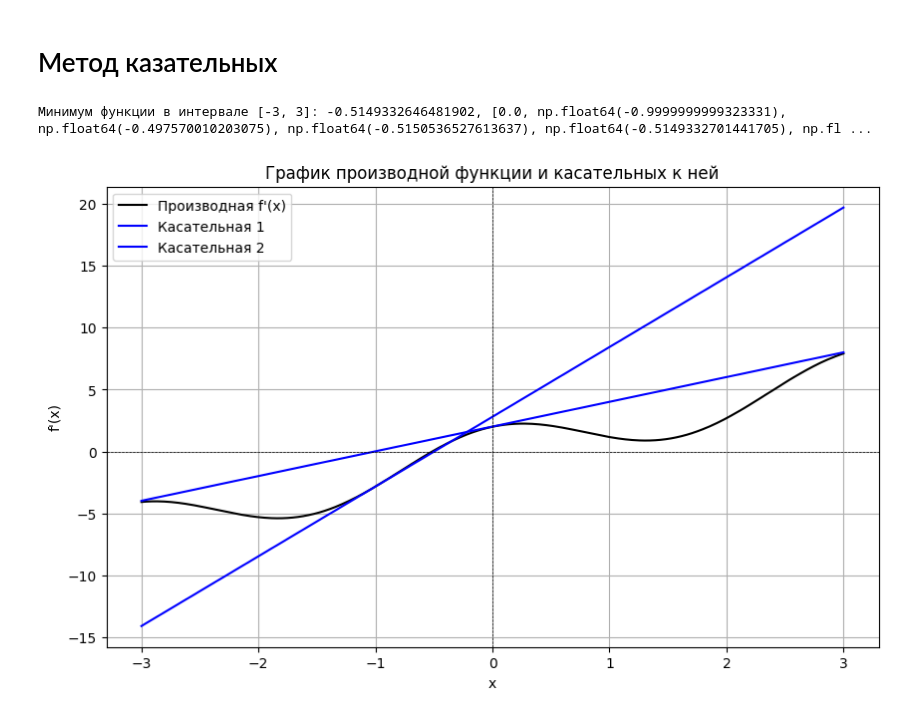
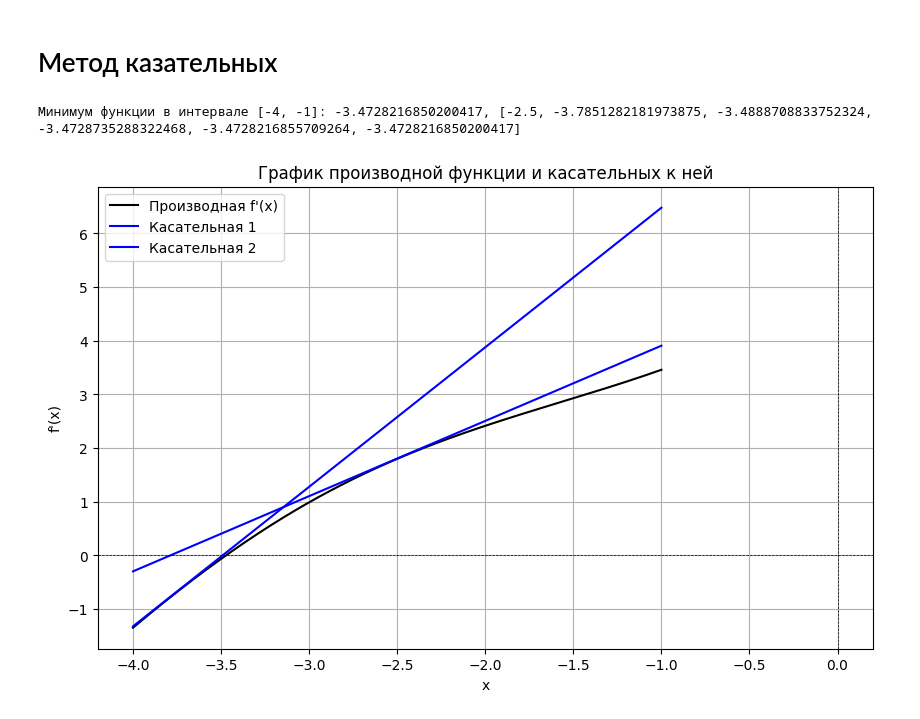
Before and after one commit to KadilenkoIvan/optimization-methods, a Jupyter notebook: 4.ipynb, the cells around one changed output. Drawn from its saved outputs; the diff is of its cells as text; code cells hidden in the pictures.

```diff
--- a/4.ipynb
+++ b/4.ipynb
@@ -19,6 +19,9 @@ def func5(x):
 
 def func5_chord(x):
     return 2*x + 2*np.cos(2*x)
+
+def func6(x):
+    return -np.sin(x) + (x + 3)**2
 # %% [markdown]
 # Метод ломаных
 # %%
@@ -128,13 +131,13 @@ def find_minimum(f, a, b, epsilon, n, max_iterations=1000):
     return min_intersection
 
 # Задаем интервал и количество точек
-a = -3
-b = 3
+a = -4
+b = -1
 n = 100
 epsilon = 0.01  # Заданный порог для остановки
 
 # Нахождение минимума
-min_intersection = find_minimum(func5, a, b, epsilon, n)
+min_intersection = find_minimum(func6, a, b, epsilon, n)
 print("Наименьшая точка пересечения:", min_intersection)
 
 plt.plot(min_intersection[0], min_intersection[1], 'go')  # Точка пересечения
@@ -186,35 +189,35 @@ def plot_graph(func, x_vals, interval):
     a,b = interval
     x = np.linspace(a, b, 400)
     y_prime = numerical_derivative(func, x)
 
     plt.figure(figsize=(10, 6))
     plt.plot(x, y_prime, label='Производная f\'(x)', color='black')
 
     # Построение касательных к производной для двух итераций
     for i in range(min(2, len(x_vals) - 1)):
         x0 = x_vals[i]
 
         slope = numerical_second_derivative(func, x0)
 
 
         tangent_line = slope * (x - x0) + y_prime[np.argmin(np.abs(x - x0))]  #
         plt.plot(x, tangent_line, label=f'Касательная {i + 1}', color='blue')
 
     plt.title('График производной функции и касательных к ней')
     plt.xlabel('x')
     plt.ylabel('f\'(x)')
     plt.axhline(0, color='black', lw=0.5, ls='--')
     plt.axvline(0, color='black', lw=0.5, ls='--')
     plt.legend()
     plt.grid()
     plt.show()
 
-interval = [-3,3]
+interval = [-4,-1]
 x0 = (interval[0] + interval[1]) / 2
-minimum, x_vals = newton_method(func5, x0)
+minimum, x_vals = newton_method(func6, x0)
 print(f"Минимум функции в интервале {interval}: {minimum}, {x_vals}")
 
-plot_graph(func5, x_vals, interval)
+plot_graph(func6, x_vals, interval)
 # %% [output]
-Минимум функции в интервале [-3, 3]: -0.5149332646481902, [0.0, np.float64(-0.9999999999323331), np.float64(-0.497570010203075), np.float64(-0.5150536527613637), np.float64(-0.5149332701441705), np.fl ...
+Минимум функции в интервале [-4, -1]: -3.4728216850200417, [-2.5, -3.7851282181973875, -3.4888708833752324, -3.4728735288322468, -3.4728216855709264, -3.4728216850200417]
-[figure, old version]
+[figure, new version]
```
Also changed, not shown: parts of 1 cell of this notebook.
